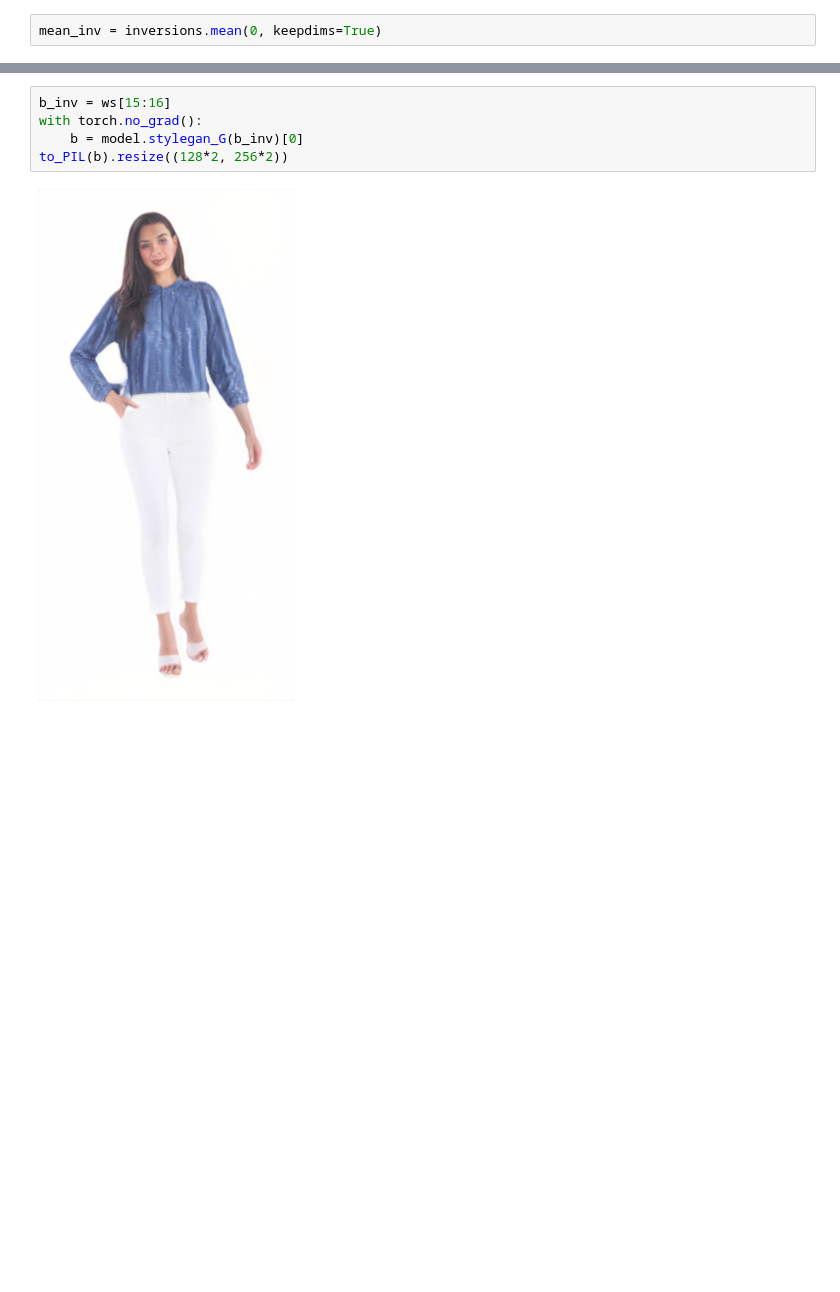
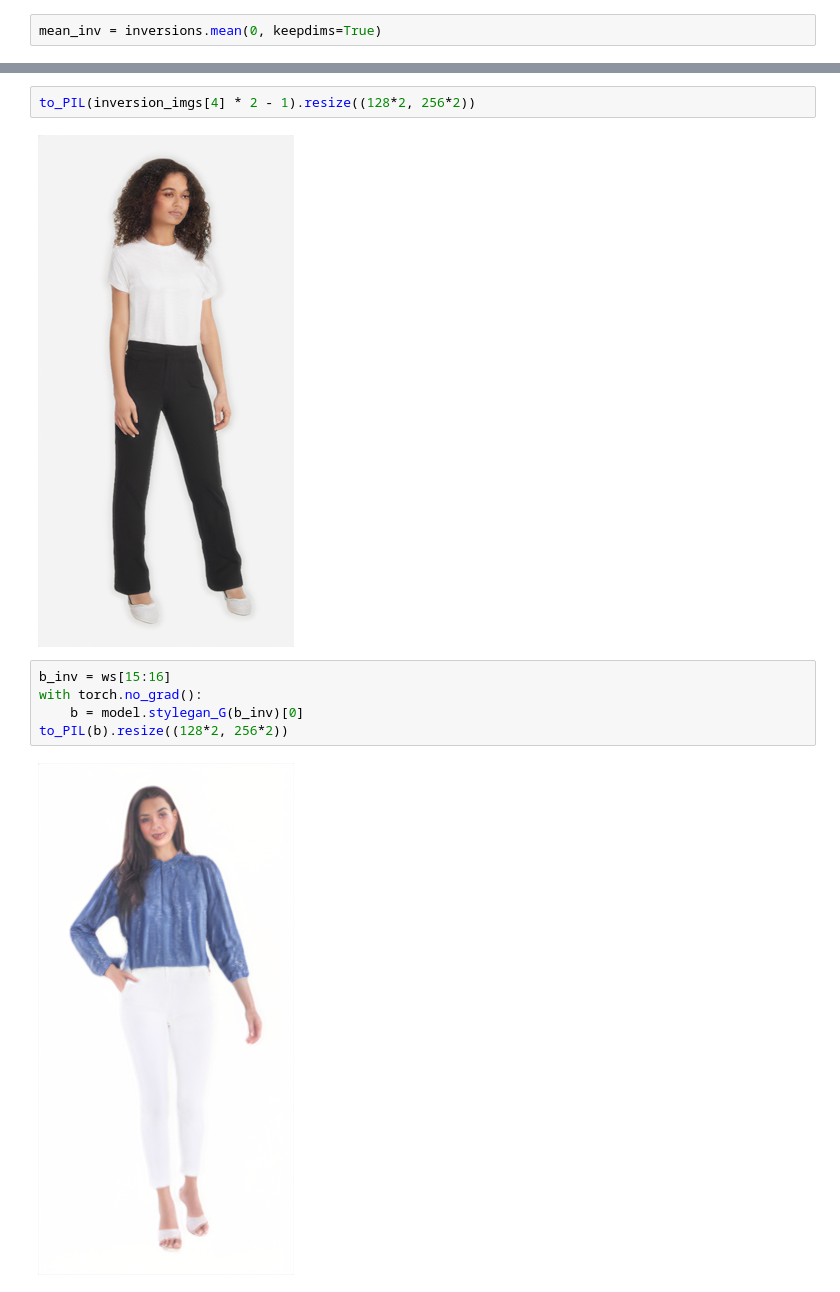
Before and after one commit to leventkaracan/dicomogan, a Jupyter notebook: Generate Manipulation from a pretrained model. .ipynb, the cells around one changed output, grey strips where cells are left out. Cells and saved outputs as stored; diff of their text form; blank space fills up the shorter version.

```diff
--- a/Generate Manipulation from a pretrained model. .ipynb
+++ b/Generate Manipulation from a pretrained model. .ipynb
@@ -600,3 +602,7 @@ to_PIL(a).resize((128*2, 256*2))
+# %%
+to_PIL(inversion_imgs[4] * 2 - 1).resize((128*2, 256*2))
+# %% [output]
+[figure, added]
 # %%
 b_inv = ws[15:16]
 with torch.no_grad():
```
Also changed, not shown: parts of 6 cells of this notebook, 7 other files.
